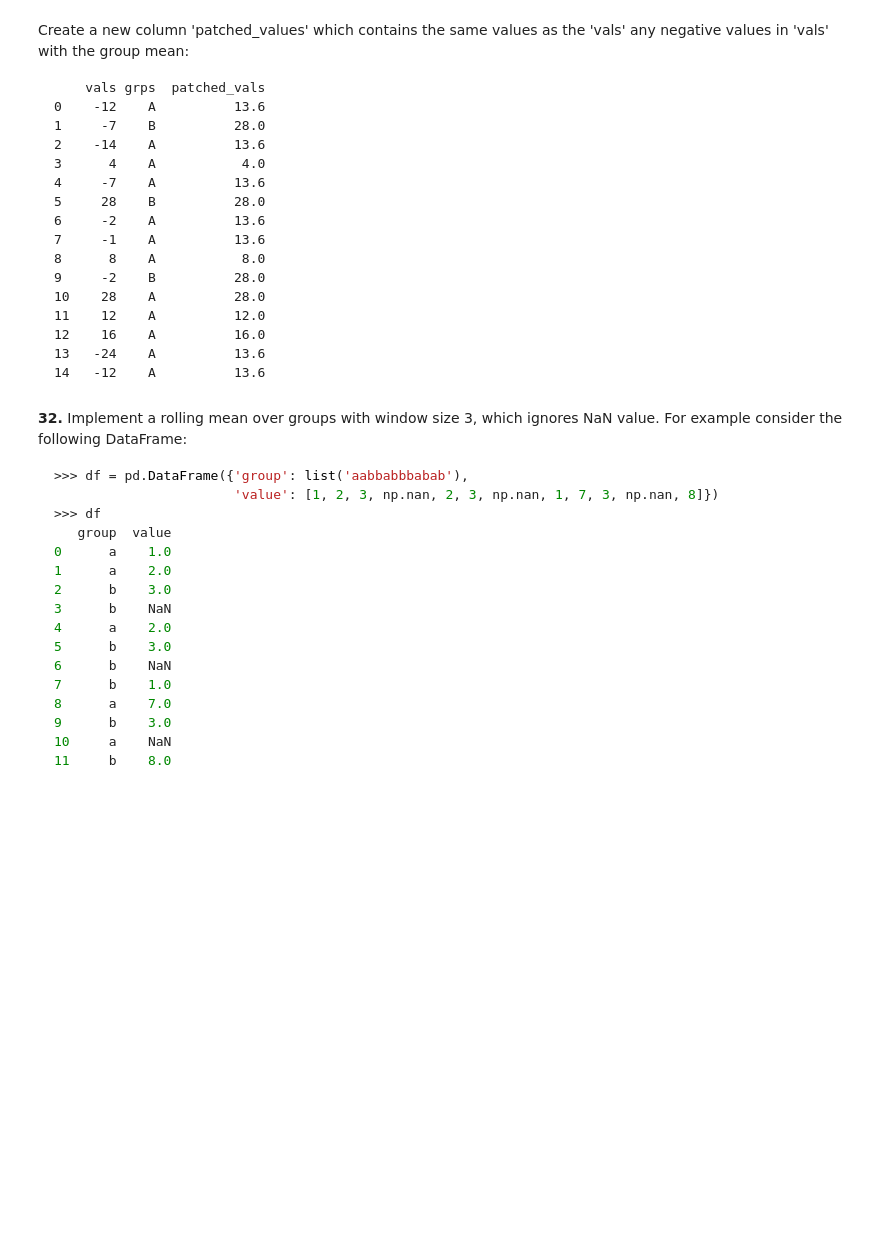
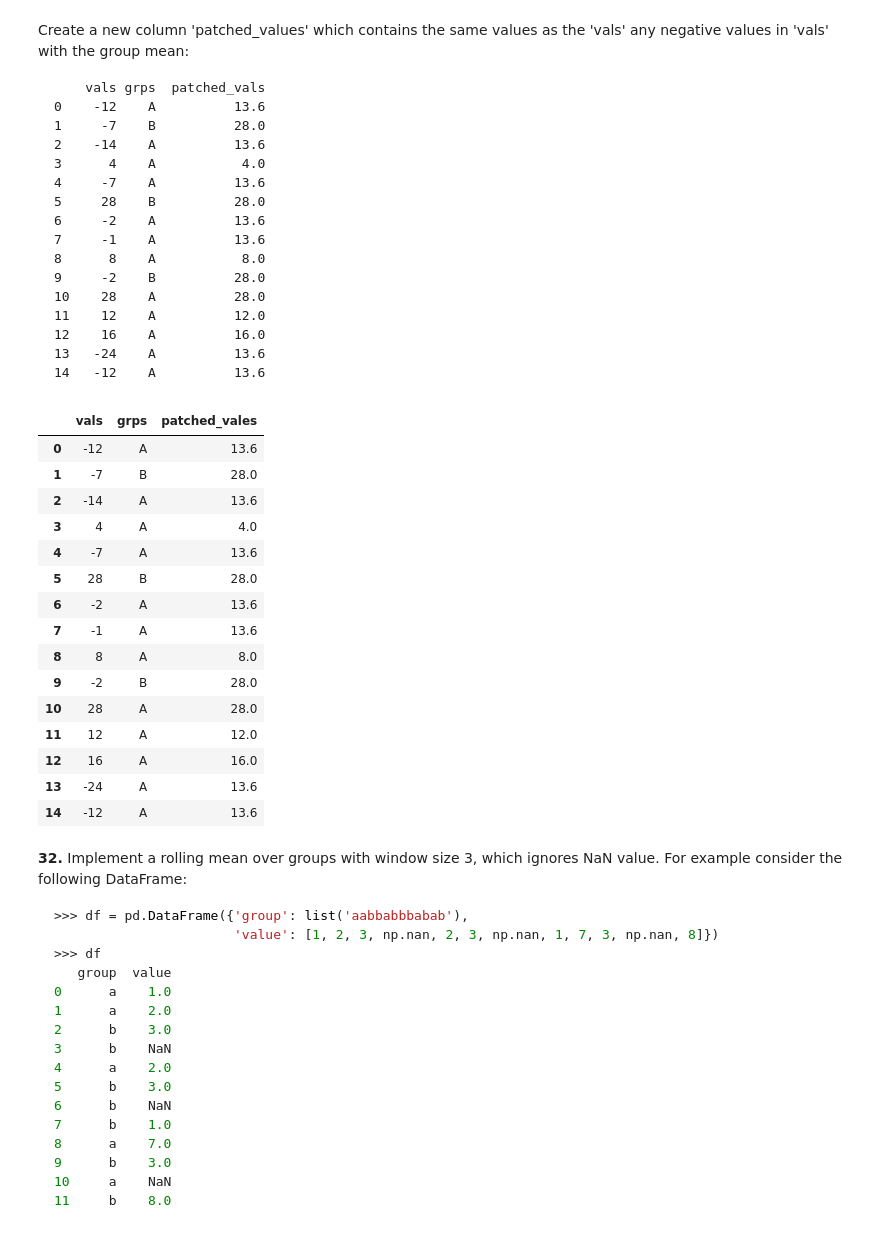
Before and after one commit to Luffy610/Pandas, a Jupyter notebook: 100-pandas-puzzles/100-pandas-puzzles.ipynb, the cells around one changed output. Drawn from its saved outputs; the diff is of its cells as text; code cells hidden in the pictures; blank space fills up the shorter version.

````diff
--- a/100-pandas-puzzles/100-pandas-puzzles.ipynb
+++ b/100-pandas-puzzles/100-pandas-puzzles.ipynb
@@ -482,6 +603,33 @@ Create a new column 'patched_values' which contains the same values as the 'vals
 13   -24    A          13.6
 14   -12    A          13.6
 ```
+# %%
+df = pd.DataFrame({"vals": np.random.RandomState(31).randint(-30, 30, size=15),
+                   "grps": np.random.RandomState(31).choice(["A", "B"], 15)})
+def replace(group):
+    mask = group<0
+    group[mask] = group[~mask].mean()
+    return group
+
+df['patched_vales'] = df.groupby(['grps'])['vals'].transform(replace)
+df
+# %% [output]
+|  | vals | grps | patched_vales |
+| 0 | -12 | A | 13.6 |
+| 1 | -7 | B | 28.0 |
+| 2 | -14 | A | 13.6 |
+| 3 | 4 | A | 4.0 |
+| 4 | -7 | A | 13.6 |
+| 5 | 28 | B | 28.0 |
+| 6 | -2 | A | 13.6 |
+| 7 | -1 | A | 13.6 |
+| 8 | 8 | A | 8.0 |
+| 9 | -2 | B | 28.0 |
+| 10 | 28 | A | 28.0 |
+| 11 | 12 | A | 12.0 |
+| 12 | 16 | A | 16.0 |
+| 13 | -24 | A | 13.6 |
+| 14 | -12 | A | 13.6 |
 # %% [markdown]
 **32.** Implement a rolling mean over groups with window size 3, which ignores NaN value. For example consider the following DataFrame:
 
````
Also changed, not shown: parts of 36 cells of this notebook.
